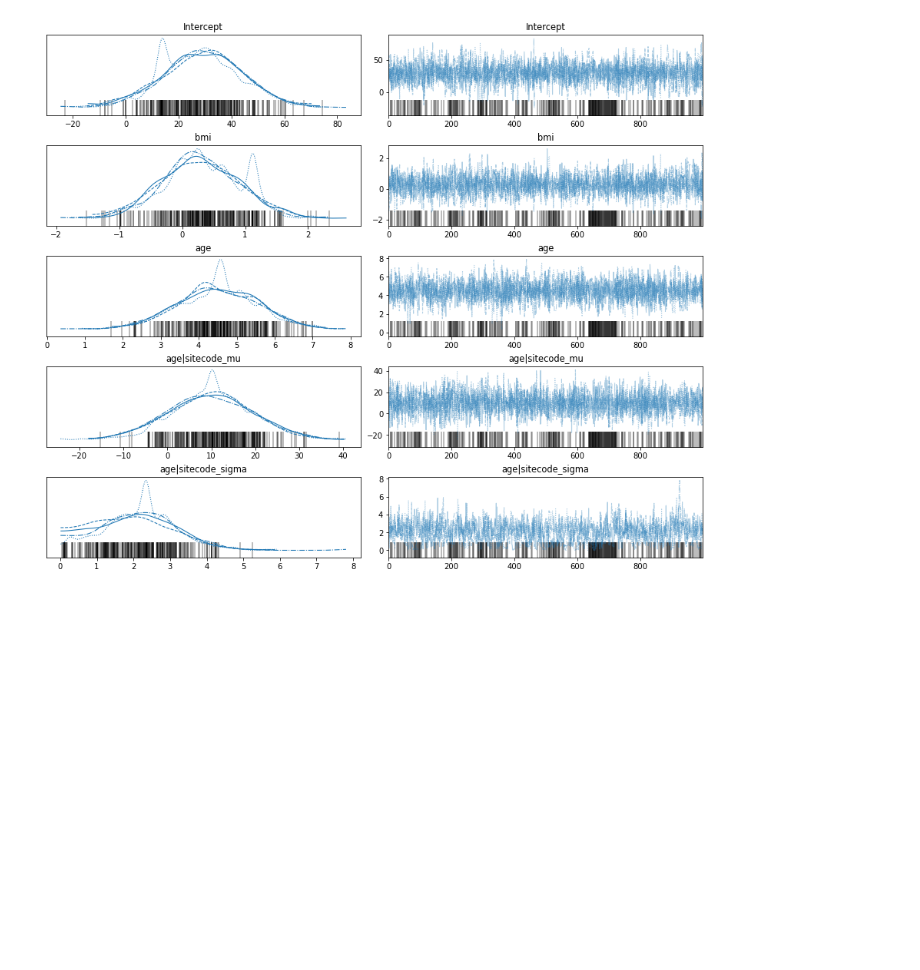
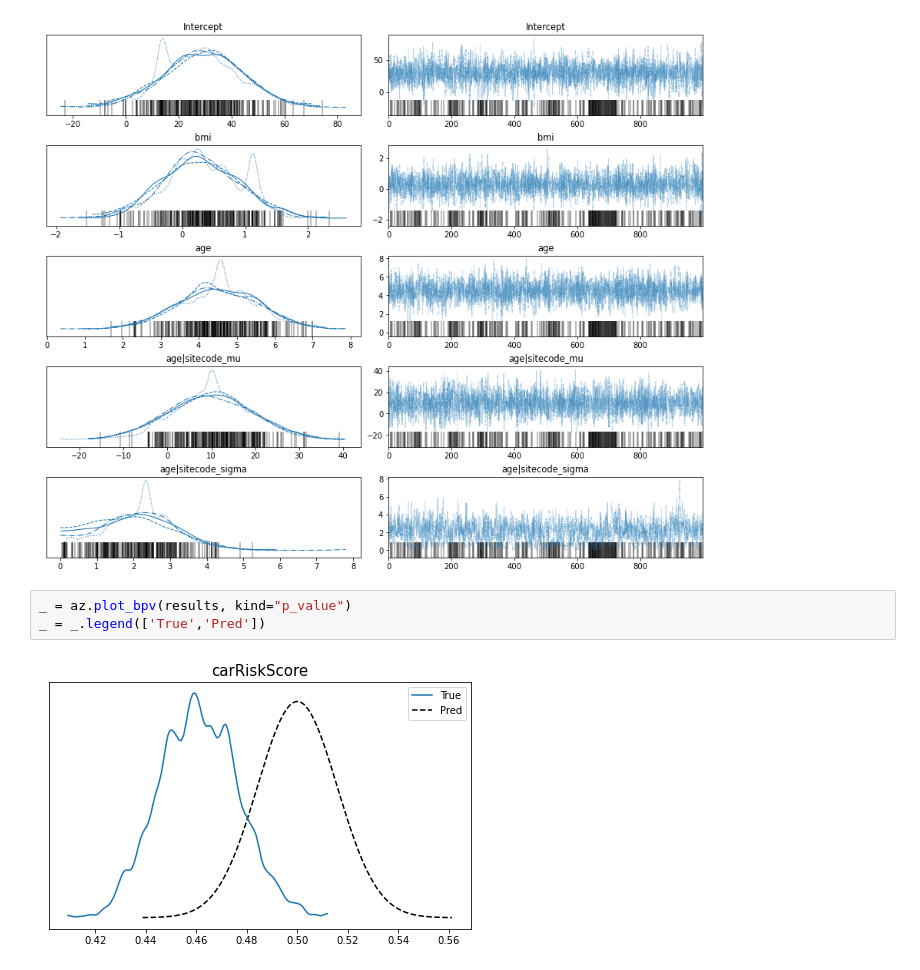
Before and after one commit to brodyee/STATS551_Project, a Jupyter notebook: modeling/jamesModeling.ipynb, the cells around one changed output. Saved outputs shown, nothing was run; the diff lists cells and outputs as text; blank space fills up the shorter version.

Commit message:
Add ACF plot, p-value density and rank plot for diagnostics

```diff
--- a/modeling/jamesModeling.ipynb
+++ b/modeling/jamesModeling.ipynb
@@ -180,3 +180,8 @@ array([[<AxesSubplot:title={'center':'Intercept'}>,
         <AxesSubplot:title={'center':'age|sitecode_sigma'}>]],
       dtype=object)
 [figure]
+# %%
+_ = az.plot_bpv(results, kind="p_value")
+_ = _.legend(['True','Pred'])
+# %% [output]
+[figure, added]
```
Also changed, not shown: parts of 2 cells of this notebook.
